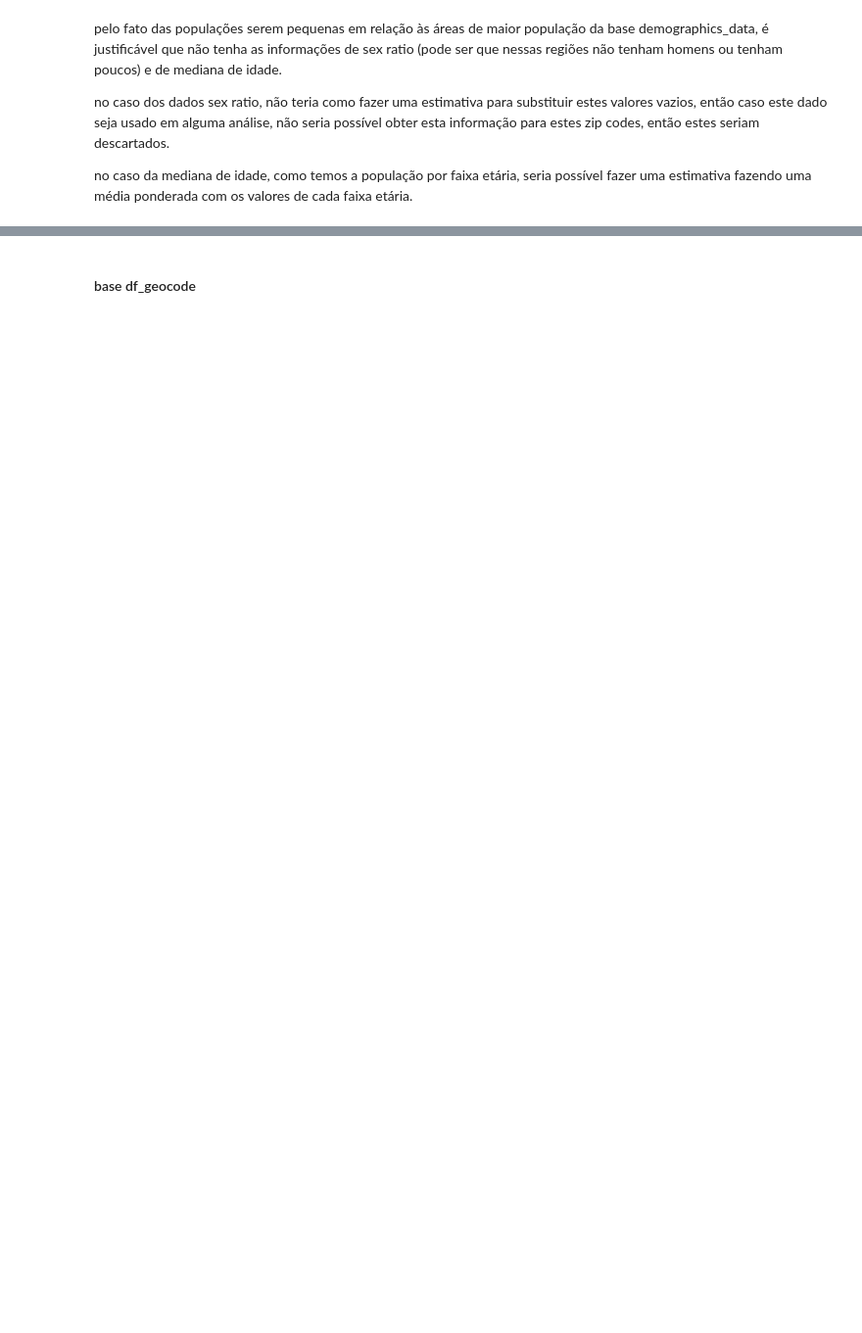
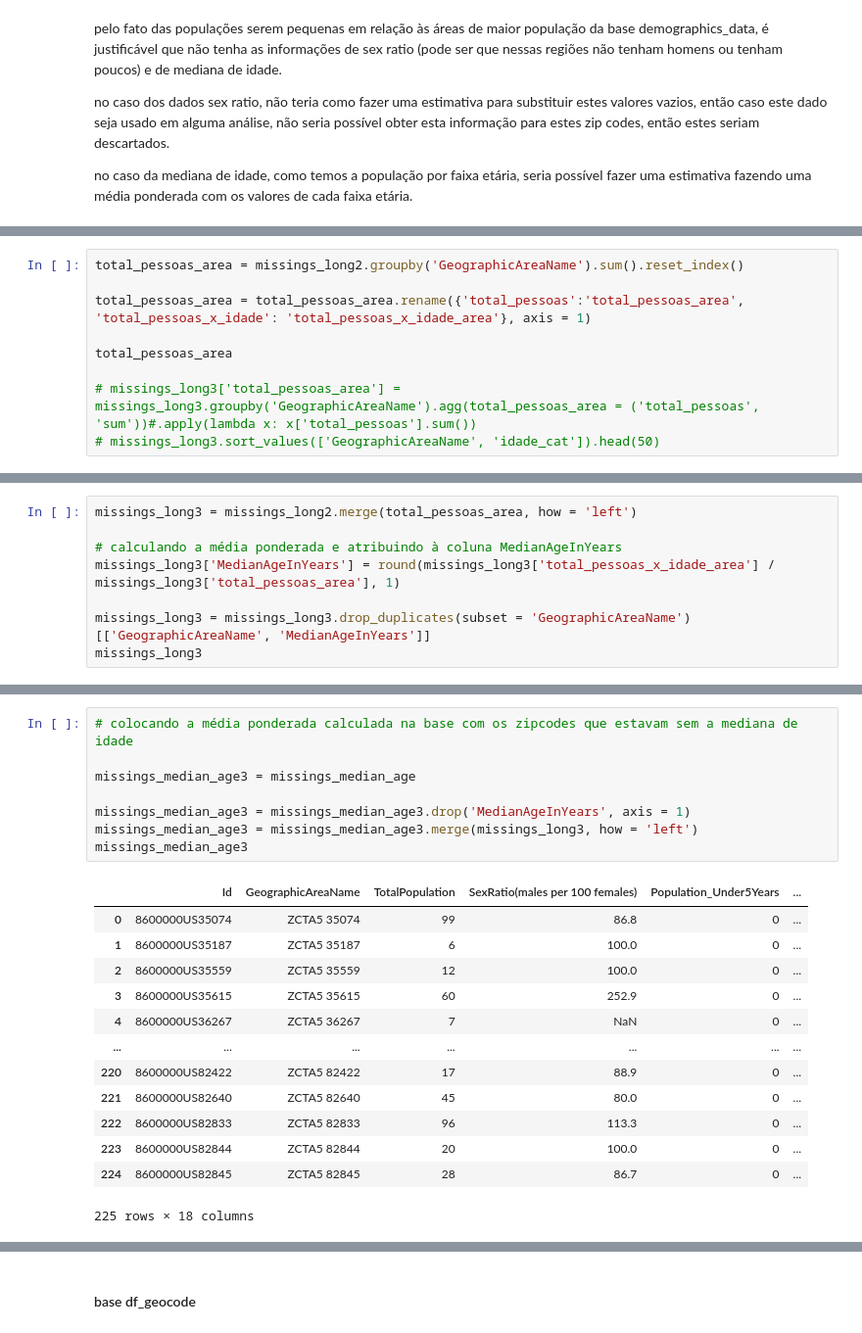
Before and after one commit to leticiafaria7/case-elogroup, a Jupyter notebook: 1_checagem-tratamento-dados.ipynb, the cells around one changed output, grey strips where cells are left out. Shown at 98% size. Drawn from its saved outputs; the diff is of its cells as text; blank space fills up the shorter version.

```diff
--- a/1_checagem-tratamento-dados.ipynb
+++ b/1_checagem-tratamento-dados.ipynb
@@ -365,0 +350,9 @@ missings_wide
+# %%
+total_pessoas_area = missings_long2.groupby('GeographicAreaName').sum().reset_index()
+
+total_pessoas_area = total_pessoas_area.rename({'total_pessoas':'total_pessoas_area', 'total_pessoas_x_idade': 'total_pessoas_x_idade_area'}, axis = 1)
+
+total_pessoas_area
+
+# missings_long3['total_pessoas_area'] = missings_long3.groupby('GeographicAreaName').agg(total_pessoas_area = ('total_pessoas', 'sum'))#.apply(lambda x: x['total_pessoas'].sum())
+# missings_long3.sort_values(['GeographicAreaName', 'idade_cat']).head(50)
@@ -365,0 +373,8 @@ missings_wide
+# %%
+missings_long3 = missings_long2.merge(total_pessoas_area, how = 'left')
+
+# calculando a média ponderada e atribuindo à coluna MedianAgeInYears
+missings_long3['MedianAgeInYears'] = round(missings_long3['total_pessoas_x_idade_area'] / missings_long3['total_pessoas_area'], 1)
+
+missings_long3 = missings_long3.drop_duplicates(subset = 'GeographicAreaName')[['GeographicAreaName', 'MedianAgeInYears']]
+missings_long3
@@ -365,0 +395,22 @@ missings_wide
+# %%
+# colocando a média ponderada calculada na base com os zipcodes que estavam sem a mediana de idade
+
+missings_median_age3 = missings_median_age
+
+missings_median_age3 = missings_median_age3.drop('MedianAgeInYears', axis = 1)
+missings_median_age3 = missings_median_age3.merge(missings_long3, how = 'left')
+missings_median_age3
+# %% [output]
+|  | Id | GeographicAreaName | TotalPopulation | SexRatio(males per 100 females) | Population_Under5Years | ... |
+| 0 | 8600000US35074 | ZCTA5 35074 | 99 | 86.8 | 0 | ... |
+| 1 | 8600000US35187 | ZCTA5 35187 | 6 | 100.0 | 0 | ... |
+| 2 | 8600000US35559 | ZCTA5 35559 | 12 | 100.0 | 0 | ... |
+| 3 | 8600000US35615 | ZCTA5 35615 | 60 | 252.9 | 0 | ... |
+| 4 | 8600000US36267 | ZCTA5 36267 | 7 | NaN | 0 | ... |
+| ... | ... | ... | ... | ... | ... | ... |
+| 220 | 8600000US82422 | ZCTA5 82422 | 17 | 88.9 | 0 | ... |
+| 221 | 8600000US82640 | ZCTA5 82640 | 45 | 80.0 | 0 | ... |
+| 222 | 8600000US82833 | ZCTA5 82833 | 96 | 113.3 | 0 | ... |
+| 223 | 8600000US82844 | ZCTA5 82844 | 20 | 100.0 | 0 | ... |
+| 224 | 8600000US82845 | ZCTA5 82845 | 28 | 86.7 | 0 | ... |
+225 rows × 18 columns
```
Also changed, not shown: parts of 24 cells of this notebook.
